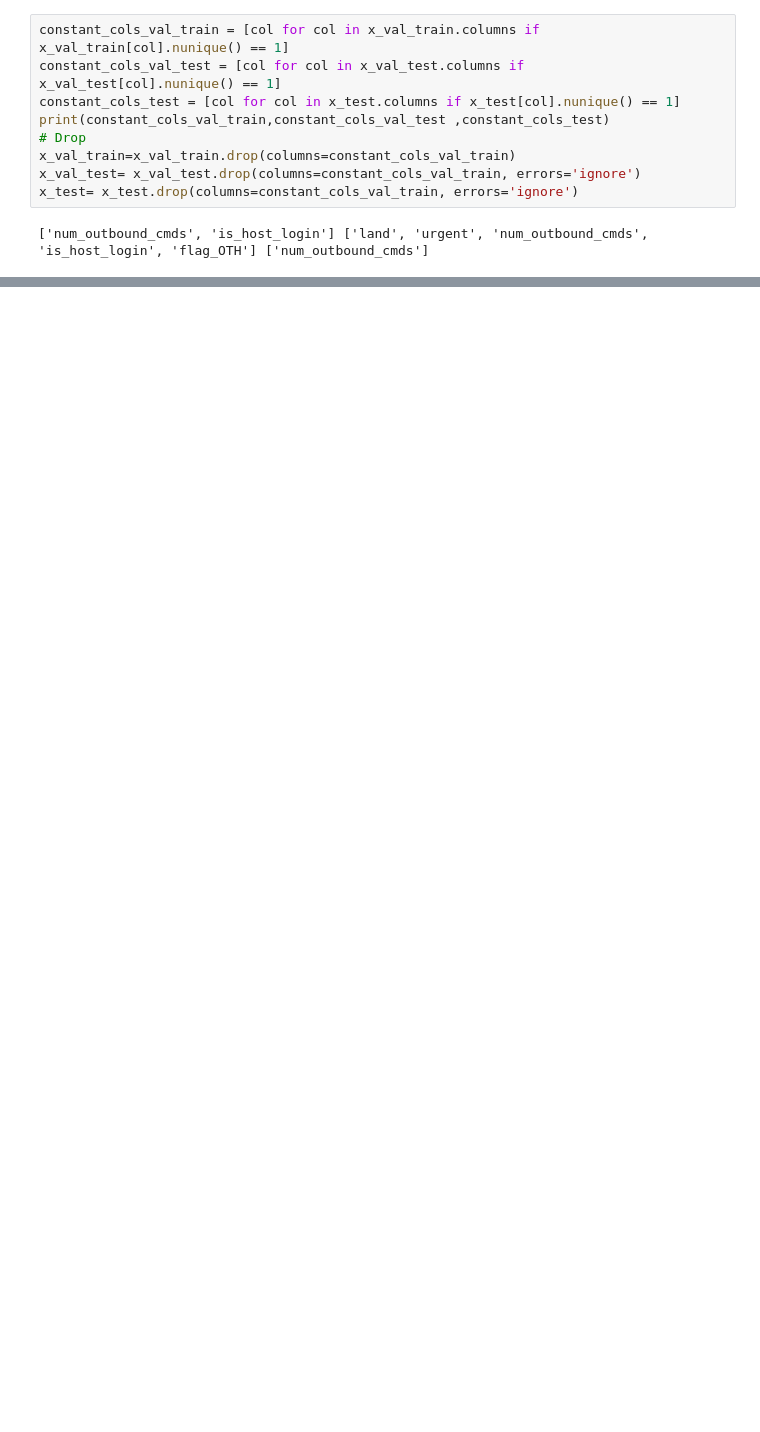
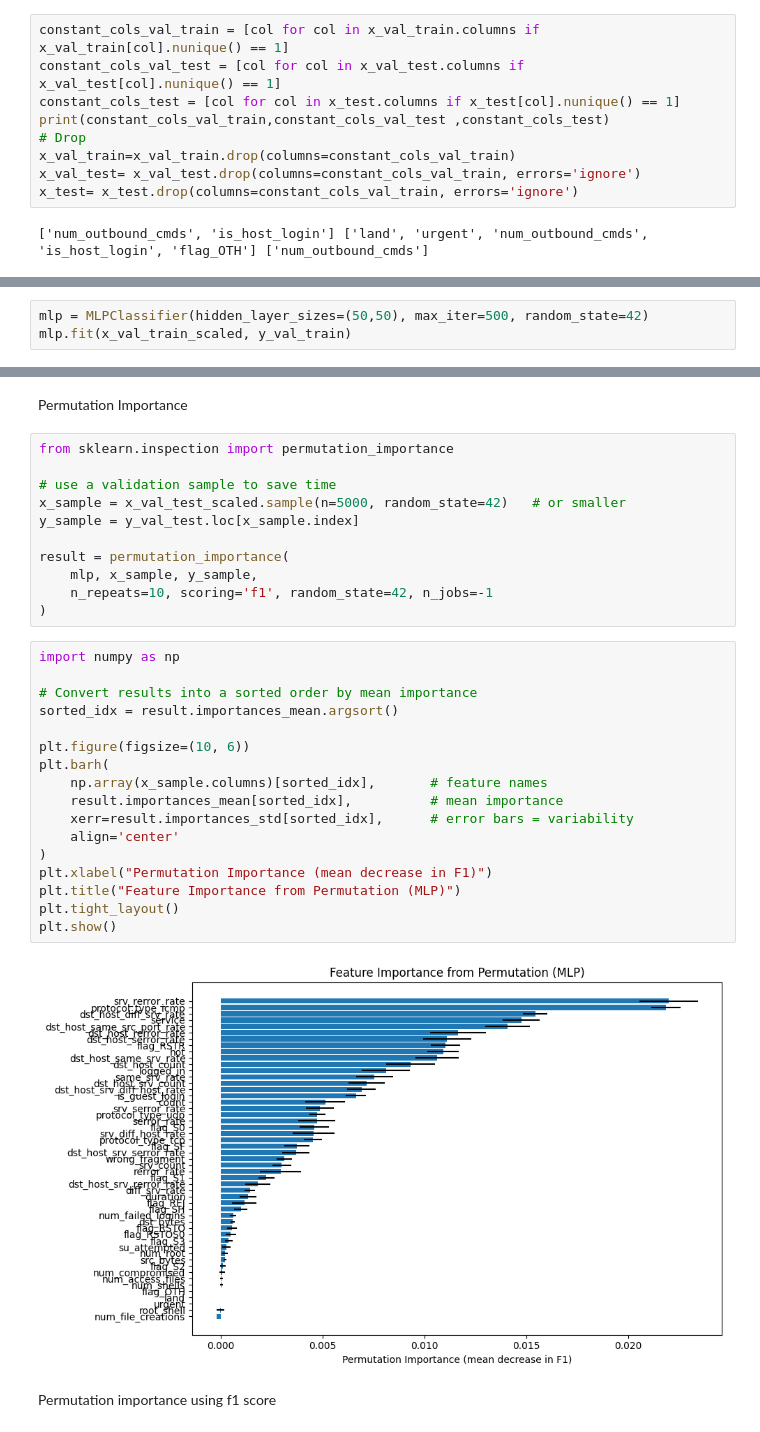
Before and after one commit to DinaKyr/network-intrusion-mlp, a Jupyter notebook: nn.ipynb, the cells around one changed output, grey strips where cells are left out. Saved outputs shown, nothing was run; the diff lists cells and outputs as text; blank space fills up the shorter version.

```diff
--- a/nn.ipynb
+++ b/nn.ipynb
@@ -196,0 +211,3 @@ plt.show()
+# %%
+mlp = MLPClassifier(hidden_layer_sizes=(50,50), max_iter=500, random_state=42)
+mlp.fit(x_val_train_scaled, y_val_train)
@@ -196,0 +251,34 @@ plt.show()
+# %% [markdown]
+Permutation Importance
+# %%
+from sklearn.inspection import permutation_importance
+
+# use a validation sample to save time
+x_sample = x_val_test_scaled.sample(n=5000, random_state=42)   # or smaller
+y_sample = y_val_test.loc[x_sample.index]
+
+result = permutation_importance(
+    mlp, x_sample, y_sample,
+    n_repeats=10, scoring='f1', random_state=42, n_jobs=-1
+)
+# %%
+import numpy as np
+
+# Convert results into a sorted order by mean importance
+sorted_idx = result.importances_mean.argsort()
+
+plt.figure(figsize=(10, 6))
+plt.barh(
+    np.array(x_sample.columns)[sorted_idx],       # feature names
+    result.importances_mean[sorted_idx],          # mean importance
+    xerr=result.importances_std[sorted_idx],      # error bars = variability
+    align='center'
+)
+plt.xlabel("Permutation Importance (mean decrease in F1)")
+plt.title("Feature Importance from Permutation (MLP)")
+plt.tight_layout()
+plt.show()
+# %% [output]
+[figure, added]
+# %% [markdown]
+Permutation importance using f1 score
```
Also changed, not shown: parts of 13 cells of this notebook.
